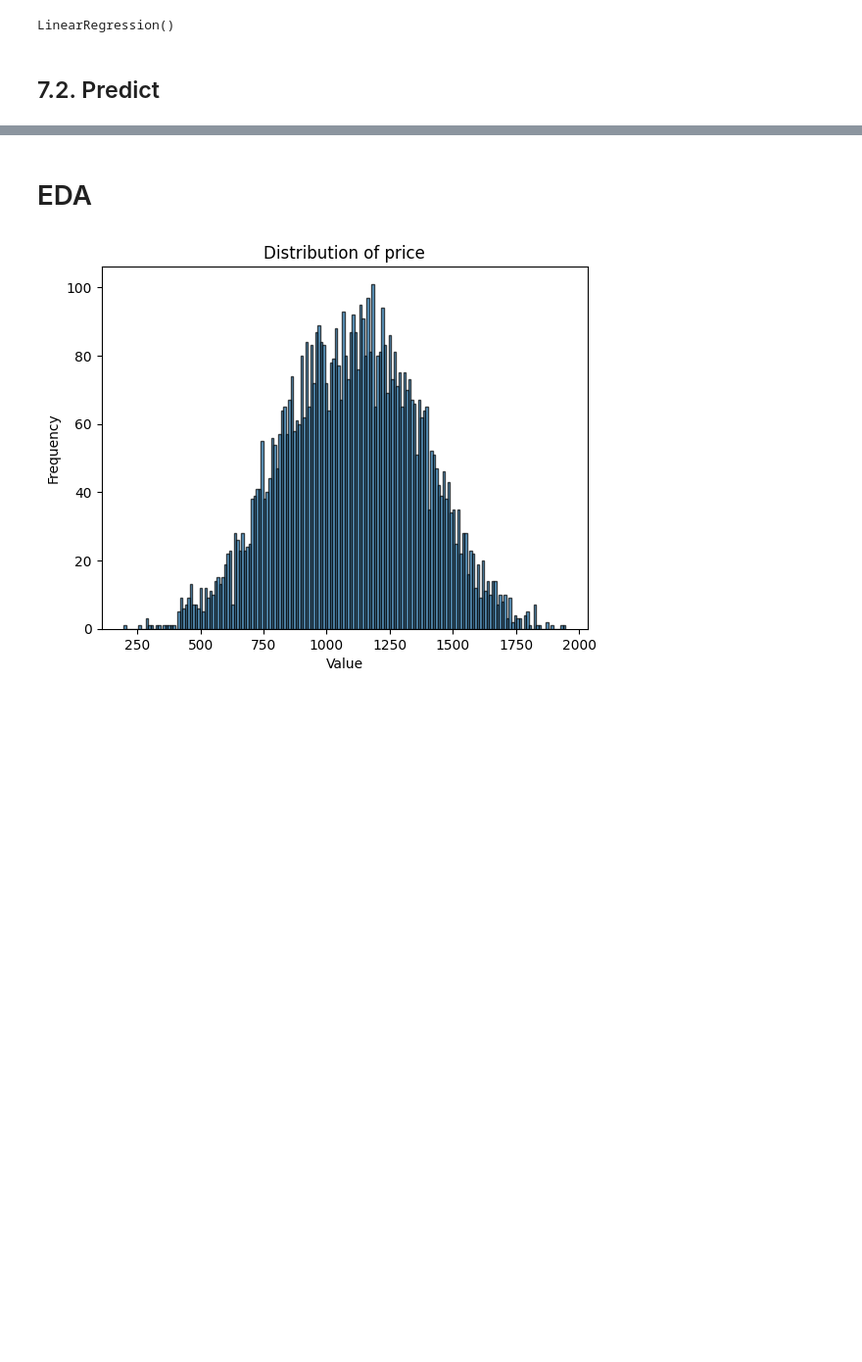
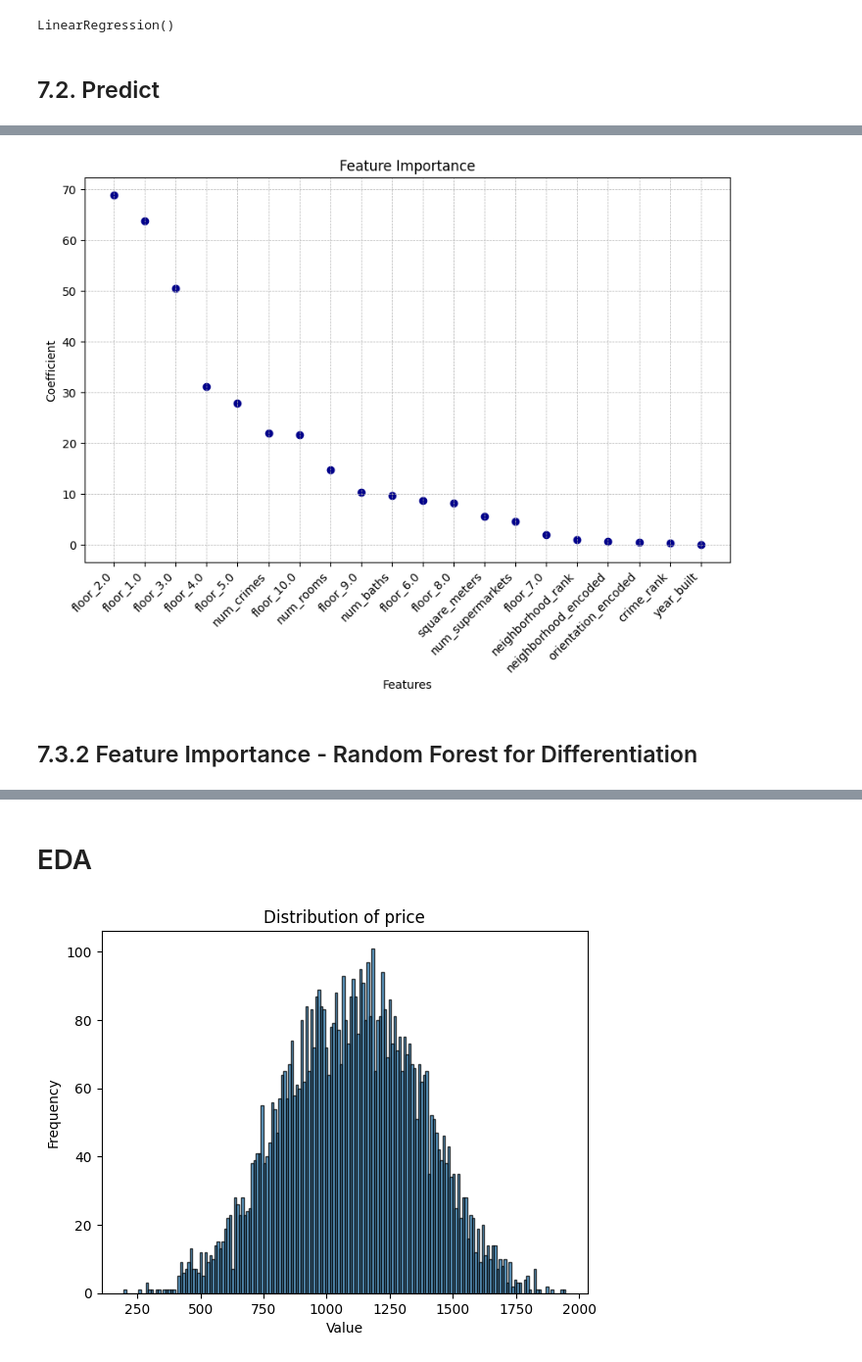
Before and after one commit to DenisProcyon/DSDM_ML_Pred, a Jupyter notebook: main.ipynb, the cells around one changed output, grey strips where cells are left out. Shown at 98% size. Cells and saved outputs as stored; diff of their text form; code cells hidden in the pictures; blank space fills up the shorter version.

Commit message:
linear and rf importance

```diff
--- a/main.ipynb
+++ b/main.ipynb
@@ -1005,0 +976,10 @@ Sample submission:
+# %%
+"""
+Trying to understand which features have the strongest impact on the price
+"""
+coefficients = model.coef_
+
+linear_feature_importances = pd.Series(coefficients, index=X_train.columns)
+linear_feature_importances = linear_feature_importances.abs().sort_values(ascending=False)
+
+linear_feature_importances
@@ -1005,0 +1004,17 @@ Sample submission:
+# %%
+"""
+Plot those featurs
+"""
+
+plt.figure(figsize=(10, 6))
+plt.scatter(linear_feature_importances.index, linear_feature_importances.values, color='darkblue')
+plt.xticks(rotation=45, ha='right')
+plt.xlabel('Features')
+plt.ylabel('Coefficient')
+plt.title('Feature Importance')
+plt.grid(True, linestyle='--', linewidth=0.5)
+plt.show()
+# %% [output]
+[figure, added]
+# %% [markdown]
+## 7.3.2 Feature Importance - Random Forest for Differentiation
```
Also changed, not shown: parts of 31 cells of this notebook.
